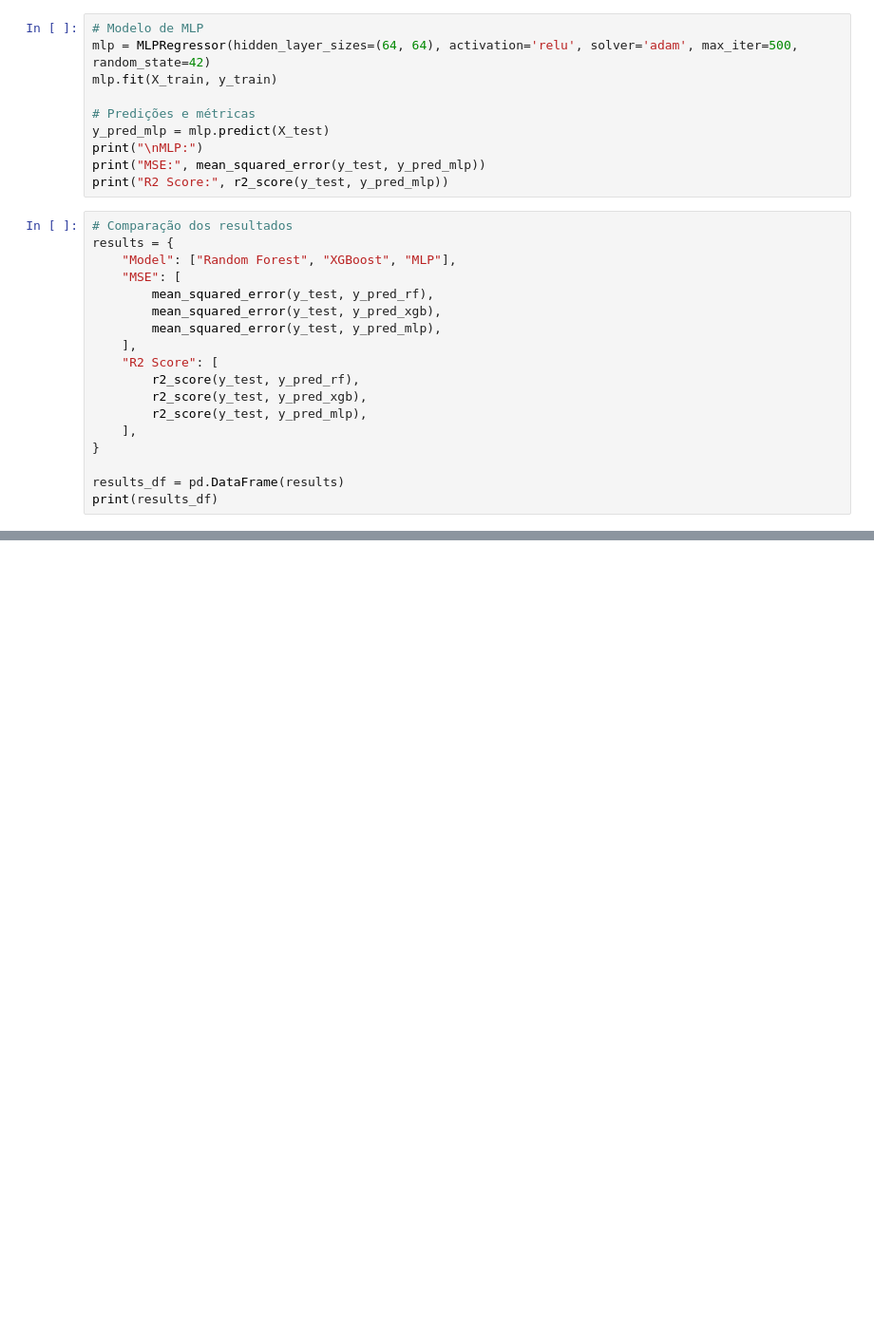
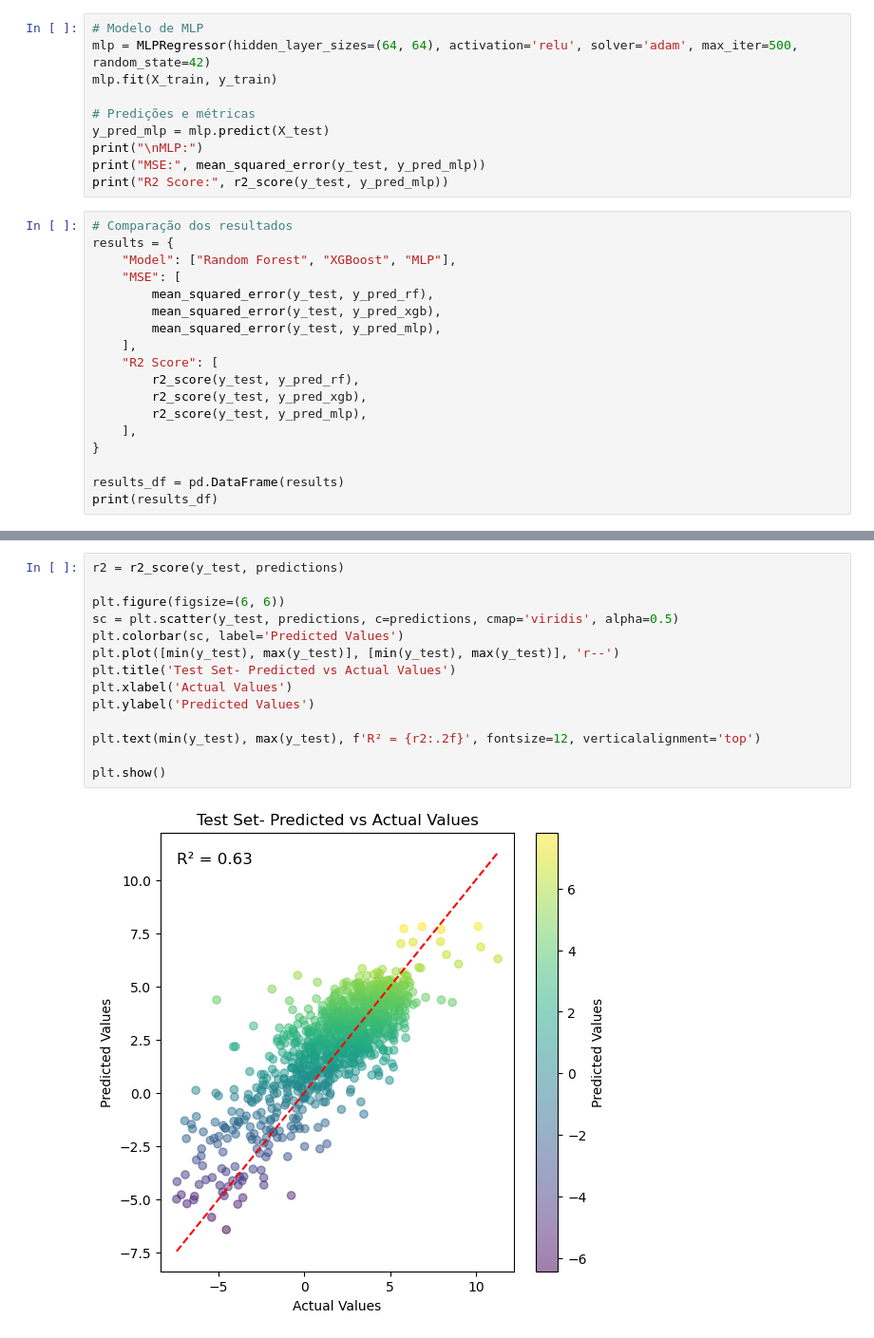
Before and after one commit to ricardofoliveira61/ML-data-analysis, a Jupyter notebook: Work_pipeline.ipynb, the cells around one changed output, grey strips where cells are left out. Shown at 95% size. Drawn from its saved outputs; the diff is of its cells as text; blank space fills up the shorter version.

```diff
--- a/part_1.ipynb
+++ b/Work_pipeline.ipynb
@@ -1572,0 +1749,16 @@ print(results_df)
+# %%
+r2 = r2_score(y_test, predictions)
+
+plt.figure(figsize=(6, 6))
+sc = plt.scatter(y_test, predictions, c=predictions, cmap='viridis', alpha=0.5)
+plt.colorbar(sc, label='Predicted Values')
+plt.plot([min(y_test), max(y_test)], [min(y_test), max(y_test)], 'r--')
+plt.title('Test Set- Predicted vs Actual Values')
+plt.xlabel('Actual Values')
+plt.ylabel('Predicted Values')
+
+plt.text(min(y_test), max(y_test), f'R² = {r2:.2f}', fontsize=12, verticalalignment='top')
+
+plt.show()
+# %% [output]
+[figure, added]
```
Also changed, not shown: parts of 27 cells of this notebook, 4 other files.
